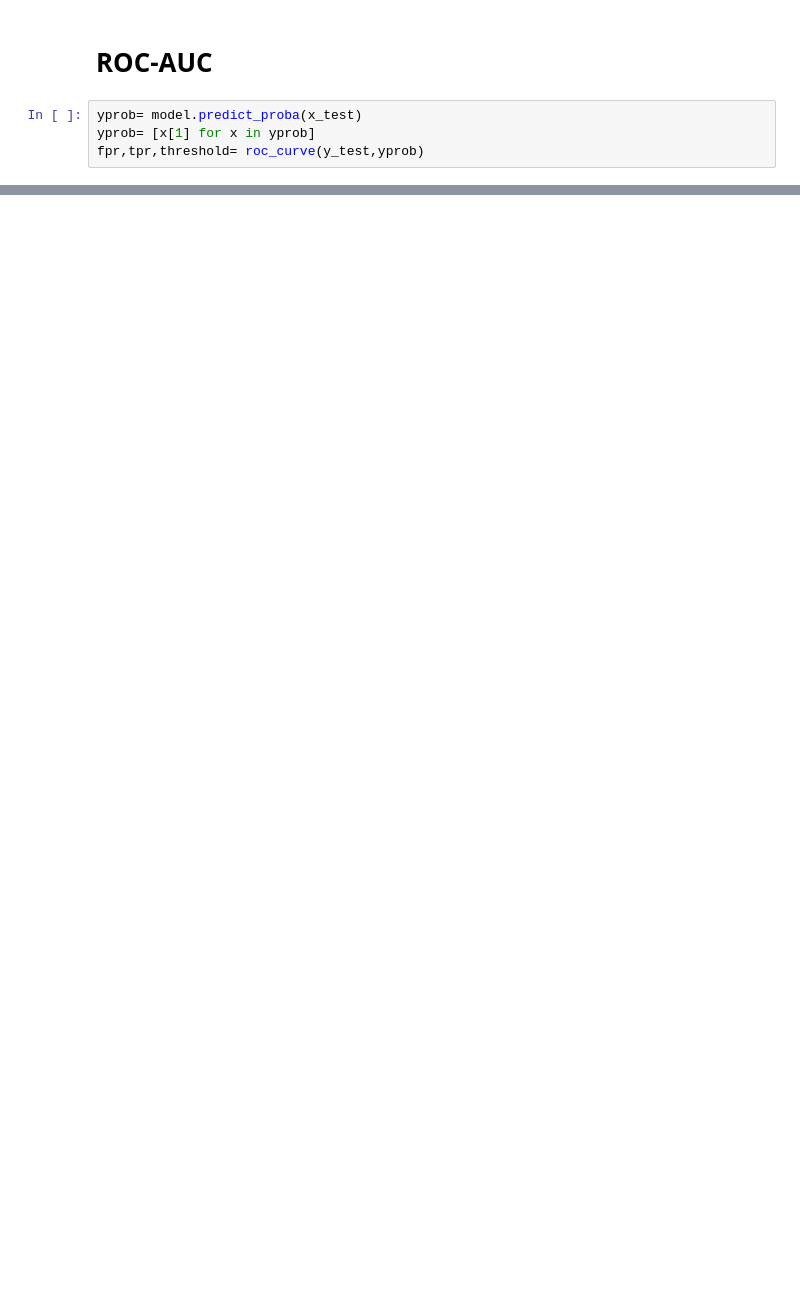
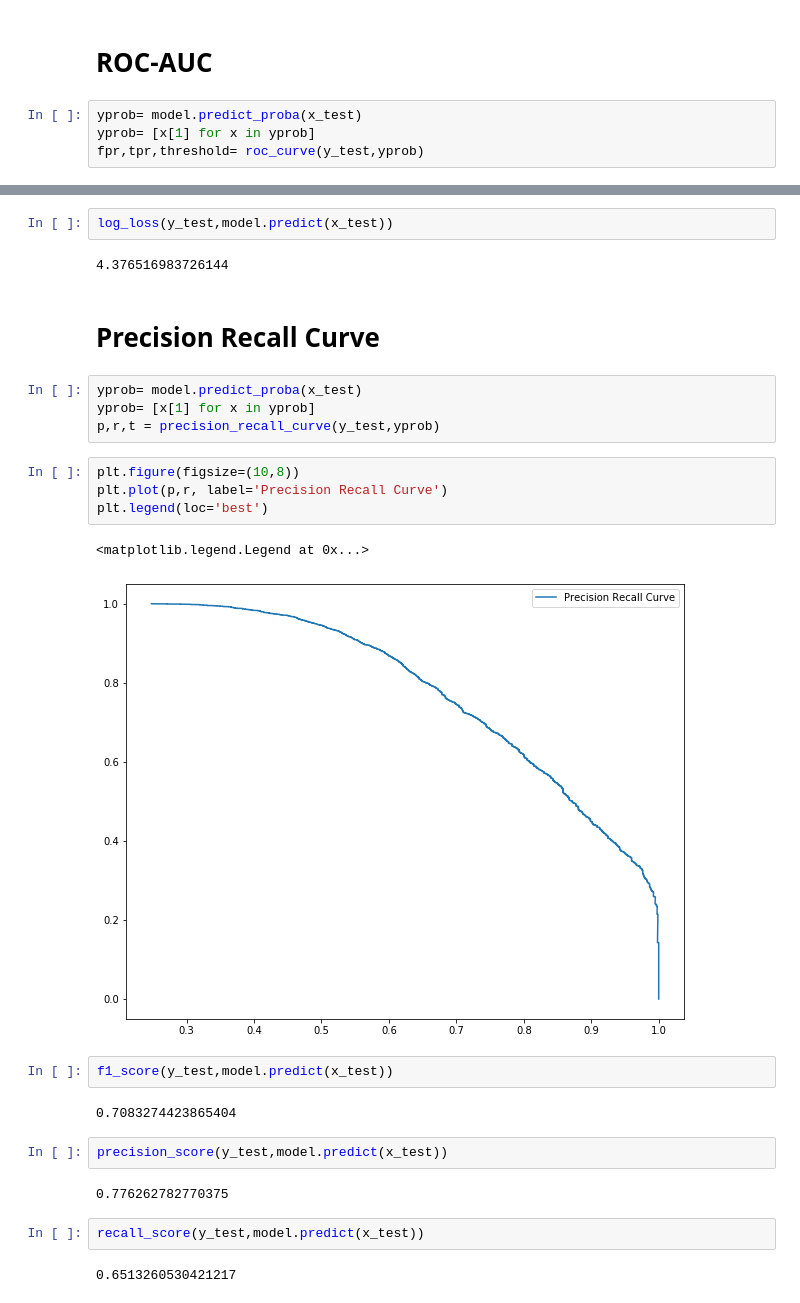
Before and after one commit to pankush9096/Annual-Income-Prediction, a Jupyter notebook: Annual Income Prediction.ipynb, the cells around one changed output, grey strips where cells are left out. Drawn from its saved outputs; the diff is of its cells as text; blank space fills up the shorter version.

```diff
--- a/Annual Income Prediction.ipynb
+++ b/Annual Income Prediction.ipynb
@@ -338,0 +420,29 @@ Text(0.5, 1.0, '0.9274763873546498')
+# %%
+log_loss(y_test,model.predict(x_test))
+# %% [output]
+4.376516983726144
+# %% [markdown]
+# Precision Recall Curve
+# %%
+yprob= model.predict_proba(x_test)
+yprob= [x[1] for x in yprob]
+p,r,t = precision_recall_curve(y_test,yprob)
+# %%
+plt.figure(figsize=(10,8))
+plt.plot(p,r, label='Precision Recall Curve')
+plt.legend(loc='best')
+# %% [output]
+<matplotlib.legend.Legend at 0x...>
+[figure, added]
+# %%
+f1_score(y_test,model.predict(x_test))
+# %% [output]
+0.7083274423865404
+# %%
+precision_score(y_test,model.predict(x_test))
+# %% [output]
+0.776262782770375
+# %%
+recall_score(y_test,model.predict(x_test))
+# %% [output]
+0.6513260530421217
```
Also changed, not shown: parts of 25 cells of this notebook.
